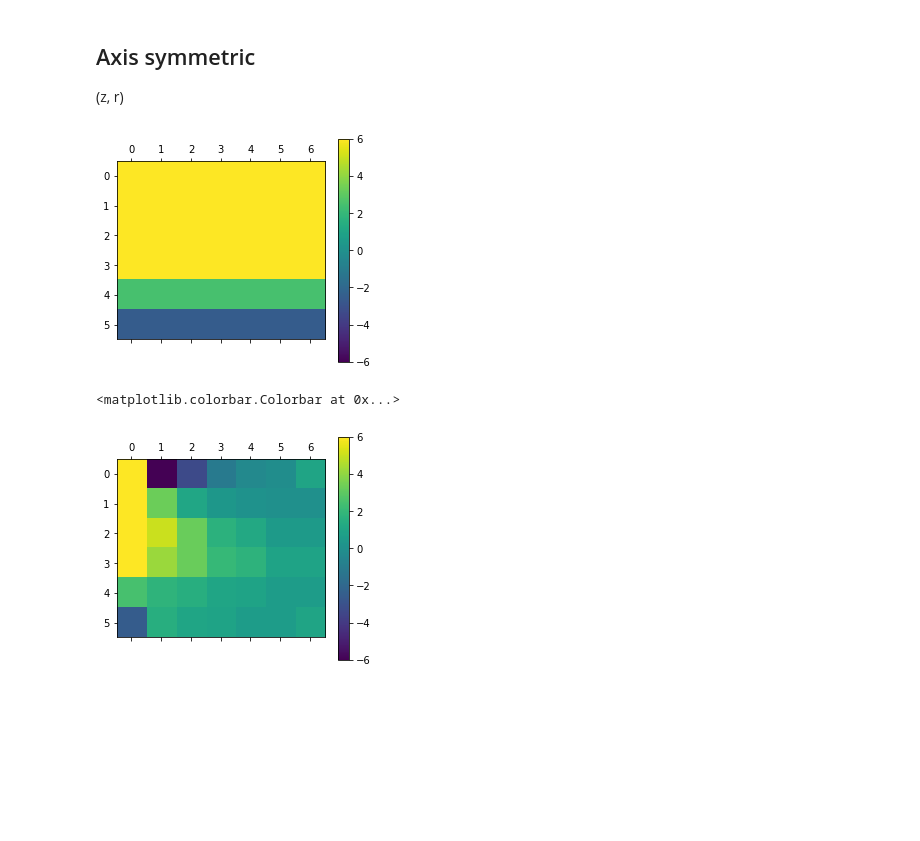
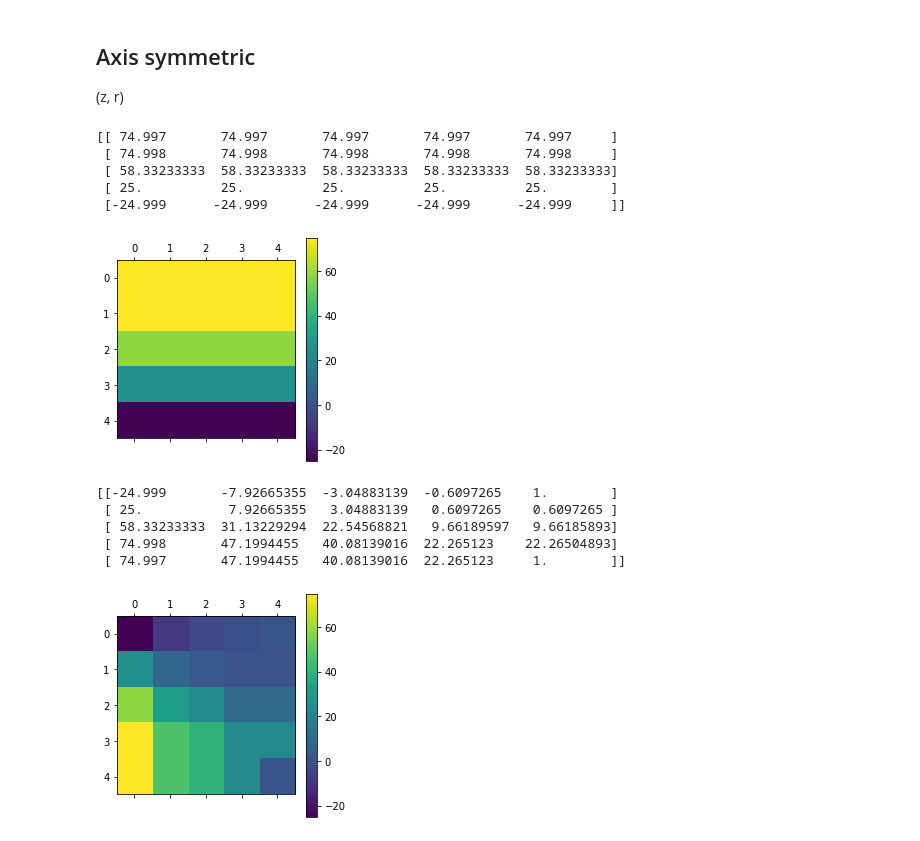
Before and after one commit to Toothpastefairy/comp_multphase_flow, a Jupyter notebook: bloodyguys.ipynb, the cells around one changed output. Saved outputs shown, nothing was run; the diff lists cells and outputs as text; code cells hidden in the pictures; blank space fills up the shorter version.

```diff
--- a/bloodyguys.ipynb
+++ b/bloodyguys.ipynb
@@ -374,10 +364,10 @@ def reload_system_axis():
     return system_axis
 
 rho_fluid = 1000
-z_end = 100
-Nz = 5
+z_end = 1
+Nz = 3
 r_end = 10
-Nr = 4
+Nr = 3
 mu_fluid = 1e-3 * np.ones((Nr+2, Nz+2))
 pressure = np.zeros((Nr+2, Nz+2))
 
@@ -394,7 +384,7 @@ angle = 0 #np.pi / 2
 boundary_condition = [-1, 1]
 blood_flow_rate = 20e-3 # m/s  # moet gecheckt worden
 Q_des = 185*1e-6 #m3/s total bloodflow
-pressure_difference = 1e-3
+pressure_difference = 1e-2
 pressure_boundary = np.array([1, 1])*1e-3
 system = reloadsystem()
 
@@ -404,27 +394,38 @@ system_axis = reload_system_axis()
 # %%
 system_axis = reload_system_axis()
 # initial velocities
 velocity_z = np.repeat([system_axis.inlet], system_axis.Nz + 2, axis=0) # at z-offset points
 velocity_z = np.swapaxes(velocity_z, 0, 1)
 velocity_r = np.zeros((system_axis.Nr+2, system_axis.Nz + 2)) # at r-offset points
 
-plt.matshow(velocity_z, vmin=-6, vmax=6)
+plt.matshow(velocity_z)#, vmin=-6, vmax=6)
+print(velocity_z)
 plt.colorbar()
 plt.show()
 
-pressure = np.ones((system_axis.Nr+2, system_axis.Nz+2)) - system_axis.Z * pressure_difference
+pressure = np.zeros((system_axis.Nr+2, system_axis.Nz+2)) + (system_axis.z_end - system_axis.Z) * pressure_difference
 
 for i in range(1):
     velocity_z = system_axis.solve_velocity_z(velocity_z, velocity_r, mu_fluid, pressure)
     velocity_r = system_axis.solve_velocity_r(velocity_z, velocity_r, mu_fluid, pressure)
 
 plt.show()
-plt.matshow(velocity_z, vmin=-6, vmax=6)
+plt.matshow(velocity_z)#, vmin=-6, vmax=6)
 plt.colorbar()
+print(velocity_z)
 # %% [output]
+[[ 74.997       74.997       74.997       74.997       74.997     ]
+ [ 74.998       74.998       74.998       74.998       74.998     ]
+ [ 58.33233333  58.33233333  58.33233333  58.33233333  58.33233333]
+ [ 25.          25.          25.          25.          25.        ]
+ [-24.999      -24.999      -24.999      -24.999      -24.999     ]]
-[figure, old version]
+[figure, new version]
-<matplotlib.colorbar.Colorbar at 0x...>
+[[-24.999       -7.92665355  -3.04883139  -0.6097265    1.        ]
+ [ 25.           7.92665355   3.04883139   0.6097265    0.6097265 ]
+ [ 58.33233333  31.13229294  22.54568821   9.66189597   9.66185893]
+ [ 74.998       47.1994455   40.08139016  22.265123    22.26504893]
+ [ 74.997       47.1994455   40.08139016  22.265123     1.        ]]
-[figure, old version]
+[figure, new version]
 # %%
 system_axis = reload_system_axis()
 # SIMPLE ALGORITHM
```
Also changed, not shown: parts of 9 cells of this notebook, 1 other file.
